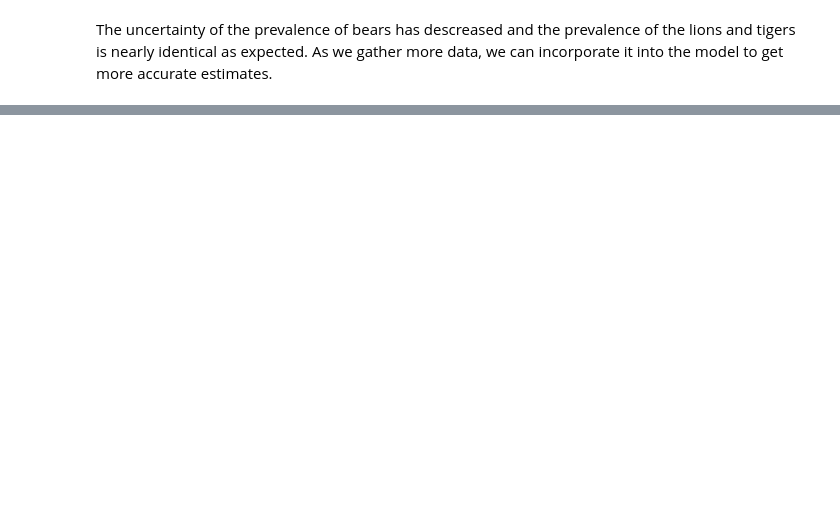
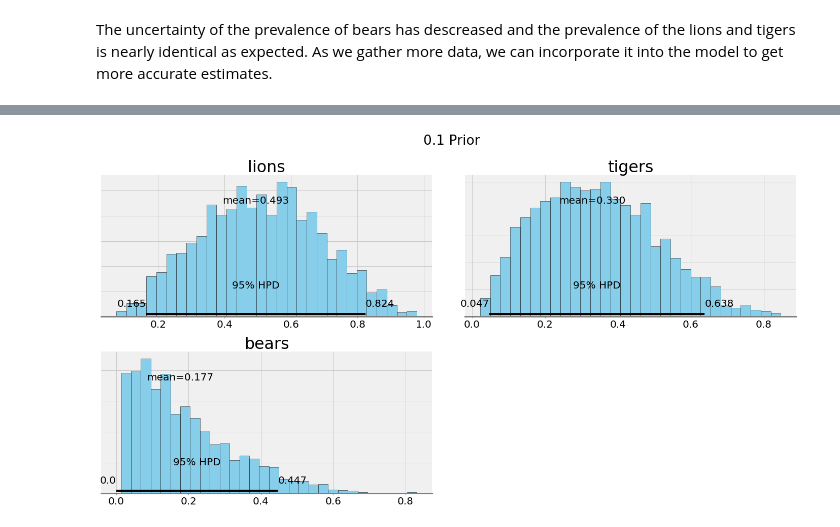
Before and after one commit to WillKoehrsen/probabilistic-programming, a Jupyter notebook: Allen Downey Problem.ipynb, the cells around one changed output, grey strips where cells are left out. Cells and saved outputs as stored; diff of their text form; code cells hidden in the pictures; blank space fills up the shorter version.

Commit message:
Added different parameters

```diff
--- a/Allen Downey Problem.ipynb
+++ b/Allen Downey Problem.ipynb
@@ -435,0 +440,21 @@ for i, a in enumerate(animals):
+# %%
+# observations
+animals = ['lions', 'tigers', 'bears']
+c = np.array([3, 2, 1])
+
+def sample_with_priors(alphas):
+    with pm.Model() as model:
+        # Dirichlet hyperparameters are uniform hyperpriors
+        hyperpriors = pm.Uniform('hyperpriors', shape = 3, observed = alphas)
+        # Probabilities for each species
+        parameters = pm.Dirichlet('parameters', a=hyperpriors, shape=3)
+        # Observed data is a multinomial distribution with 6 trials
+        observed_data = pm.Multinomial(
+            'observed_data', n=6, p=parameters, shape=3, observed=c)
+
+        trace = pm.sample(draws=1000, chains=2, tune=500, discard_tuned_samples=True)
+    return trace
+# %%
+trace_dict = {}
+for alpha_array in [np.array([1, 1, 1]), np.array([0.1, 0.1, 0.1]), np.array([0.5, 0.5, 0.5])]:
+    trace_dict[str(alpha_array[0])] = sample_with_priors(alpha_array)
@@ -435,0 +474,11 @@ for i, a in enumerate(animals):
+# %%
+ax = pm.plot_posterior(trace_dict['0.1'], varnames = ['parameters'],
+                       figsize = (20, 10), edgecolor = 'k');
+
+plt.rcParams['font.size'] = 22
+for i, a in enumerate(animals):
+    ax[i].set_title(a);
+
+plt.suptitle('0.1 Prior', y = 1.05);
+# %% [output]
+[figure, added]
```
Also changed, not shown: parts of 19 cells of this notebook.
